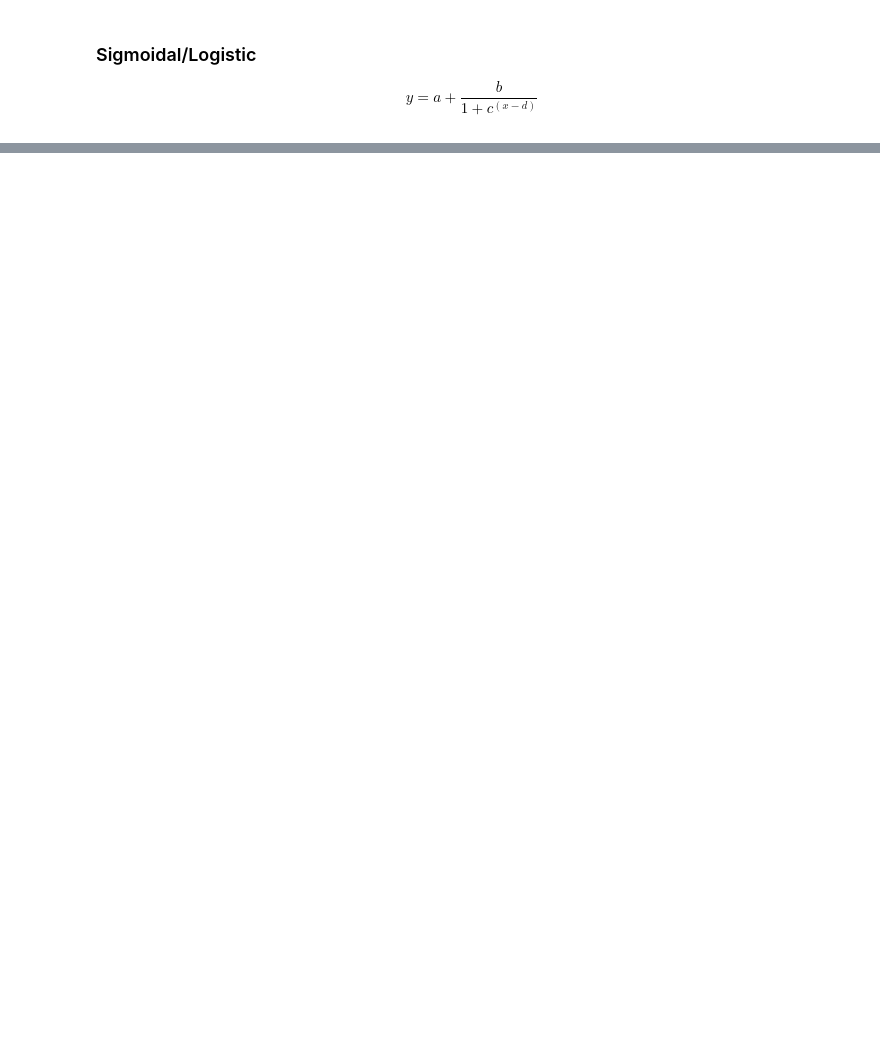
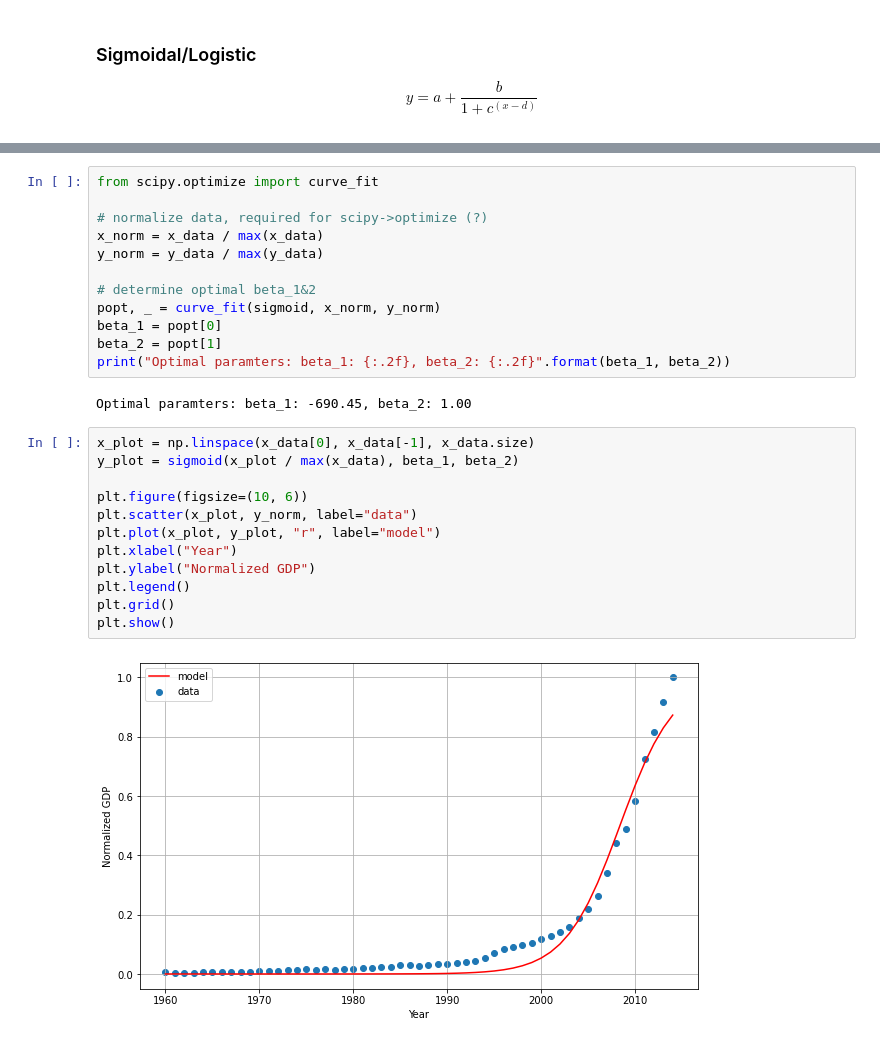
Before and after one commit to AnielShri/ML0101EN, a Jupyter notebook: notebooks/M02L02-Non_Linear_Regression.ipynb, the cells around one changed output, grey strips where cells are left out. Cells and saved outputs as stored; diff of their text form; blank space fills up the shorter version.

```diff
--- a/notebooks/M02L02-Non_Linear_Regression.ipynb
+++ b/notebooks/M02L02-Non_Linear_Regression.ipynb
@@ -128,0 +208,28 @@ plt.show()
+# %%
+from scipy.optimize import curve_fit
+
+# normalize data, required for scipy->optimize (?)
+x_norm = x_data / max(x_data)
+y_norm = y_data / max(y_data)
+
+# determine optimal beta_1&2
+popt, _ = curve_fit(sigmoid, x_norm, y_norm)
+beta_1 = popt[0]
+beta_2 = popt[1]
+print("Optimal paramters: beta_1: {:.2f}, beta_2: {:.2f}".format(beta_1, beta_2))
+# %% [output]
+Optimal paramters: beta_1: -690.45, beta_2: 1.00
+# %%
+x_plot = np.linspace(x_data[0], x_data[-1], x_data.size)
+y_plot = sigmoid(x_plot / max(x_data), beta_1, beta_2)
+
+plt.figure(figsize=(10, 6))
+plt.scatter(x_plot, y_norm, label="data")
+plt.plot(x_plot, y_plot, "r", label="model")
+plt.xlabel("Year")
+plt.ylabel("Normalized GDP")
+plt.legend()
+plt.grid()
+plt.show()
+# %% [output]
+[figure, added]
```
Also changed, not shown: parts of 16 cells of this notebook, 1 other file.
